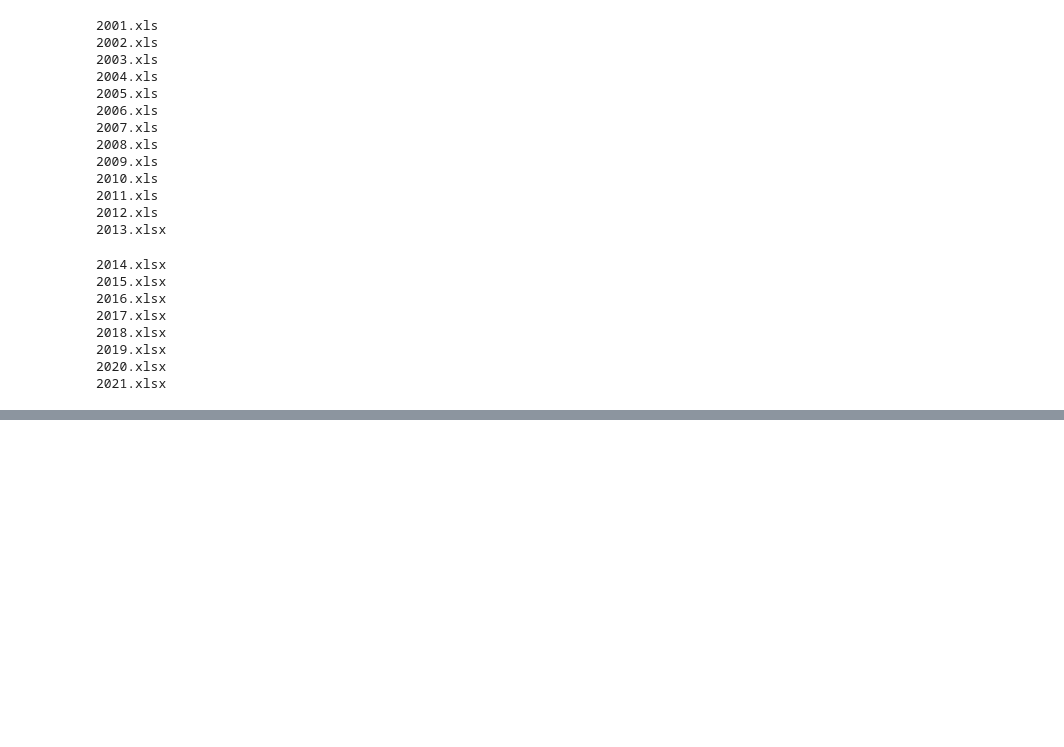
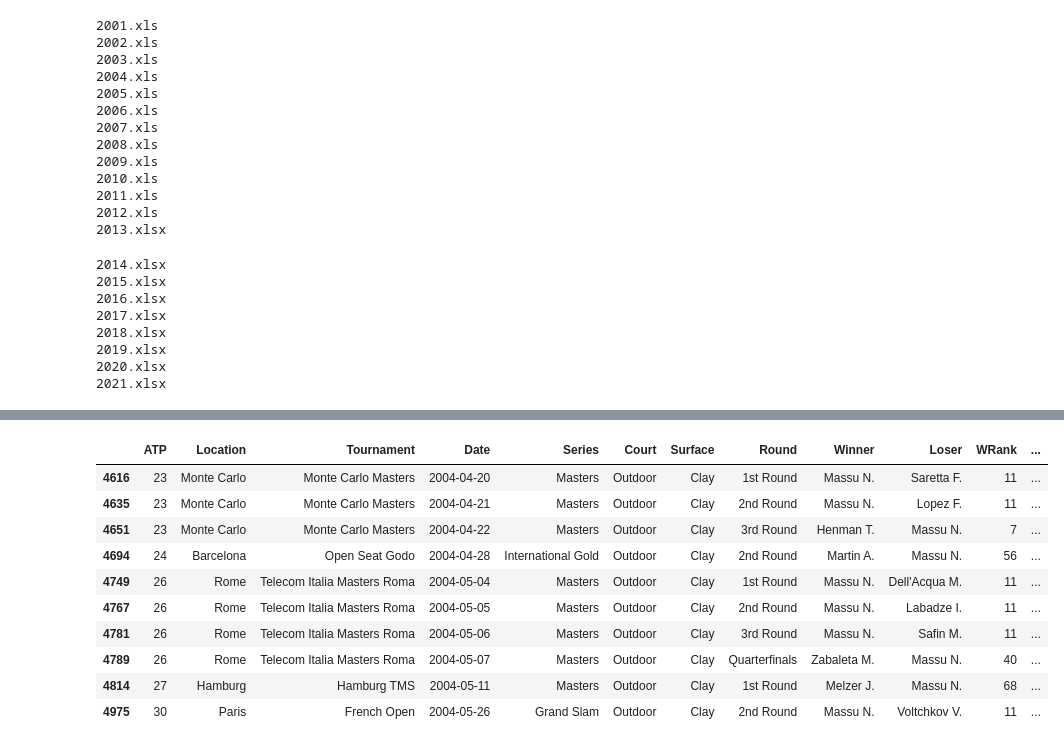
Before and after one commit to rielaben/Tennis_Modeling, a Jupyter notebook: data_aggregating.ipynb, the cells around one changed output, grey strips where cells are left out. Drawn from its saved outputs; the diff is of its cells as text; code cells hidden in the pictures; blank space fills up the shorter version.

```diff
--- a/data_aggregating.ipynb
+++ b/data_aggregating.ipynb
@@ -104,0 +134,2 @@ tennis_df
+# %%
+tennis_df.reset_index(inplace=True, drop=True)
@@ -104,0 +145,4 @@ tennis_df
+# %%
+# convert ranks to ints
+tennis_df['WRank'] = tennis_df['WRank'].astype(int)
+tennis_df['LRank'] = tennis_df['LRank'].astype(int)
@@ -104,0 +200,5 @@ tennis_df
+# %%
+# convert European odds into probabilities
+
+tennis_df['B365W_prob'] = (1/tennis_df['B365W']).round(3)
+tennis_df['B365L_prob'] = (1/tennis_df['B365L']).round(3)
@@ -104,0 +220,77 @@ tennis_df
+# %%
+tennis_df_historical = tennis_df.copy()
+# %%
+# set up return DF with our new formatted data
+final_columns = ['ATP', 'Location', 'Tournament', 'Date',
+                 'Series', 'Court', 'Surface', 'Round',
+                'HR_name', 'HR_rank', 'HR_prob',
+                 'LR_name', 'LR_rank', 'LR_prob']
+final_df = pd.DataFrame(columns = final_columns)
+
+
+# iterate through rows of df, for each row we need to do manipulation
+for index, row in tennis_df[5000:5005].iterrows():
+
+#     create dictionary to return the new row
+    returned_row = {}
+    returned_row['ATP'] = row['ATP']
+    returned_row['Location'] = row['Location']
+    returned_row['Tournament'] = row['Tournament']
+    returned_row['Date'] = row['Date']
+    returned_row['Year'] = row['Year']
+    returned_row['Series'] = row['Series']
+    returned_row['Court'] = row['Court']
+    returned_row['Surface'] = row['Surface']
+    returned_row['Round'] = row['Round']
+
+
+#     display original df row
+    display(row.to_frame().T)
+
+#     get date of the match
+    date_of_match = row['Date']
+
+#     set up information about the winner and loser
+    winner = {}
+    winner['name'] = row['Winner']
+    winner['rank'] = row['WRank']
+    winner['prob'] = row['B365W_prob']
+
+    loser = {}
+    loser['name'] = row['Loser']
+    loser['rank'] = row['LRank']
+    loser['prob'] = row['B365L_prob']
+
+#     figure out the higher and lower rank
+    higher_rank = {}
+    lower_rank = {}
+    if winner['rank'] < loser['rank']:
+        higher_rank = winner
+        lower_rank = loser
+    else:
+        higher_rank = loser
+        lower_rank = winner
+
+#     add name and rank info to returned df
+    returned_row['HR_name'] = higher_rank['name']
+    returned_row['HR_rank'] = higher_rank['rank']
+    returned_row['HR_prob'] = higher_rank['prob']
+    returned_row['LR_name'] = lower_rank['name']
+    returned_row['LR_rank'] = lower_rank['rank']
+    returned_row['LR_prob'] = lower_rank['prob']
+
+
+# isolate the data before the match played where the higher rank player played (wins and losses)
+    higher_rank_name = higher_rank['name']
+    print(higher_rank_name)
+    print(date_of_match)
+    higher_rank_history = tennis_df_historical.loc[(tennis_df_historical['Winner'] == higher_rank_name) | (tennis_df_historical['Loser'] == higher_rank_name)]
+    higher_rank_history = higher_rank_history[higher_rank_history['Date'] < date_of_match]
+
+#     isolate last 10 games for player
+    higher_rank_last_10 = higher_rank_history[-10:]
+
+    display(higher_rank_last_10)
+
+    final_df = final_df.append(returned_row, ignore_index = True)
+# %% [output]
@@ -104,0 +301,11 @@ tennis_df
+|  | ATP | Location | Tournament | Date | Series | Court | Surface | Round | Winner | Loser | WRank | ... |
+| 4616 | 23 | Monte Carlo | Monte Carlo Masters | 2004-04-20 | Masters | Outdoor | Clay | 1st Round | Massu N. | Saretta F. | 11 | ... |
+| 4635 | 23 | Monte Carlo | Monte Carlo Masters | 2004-04-21 | Masters | Outdoor | Clay | 2nd Round | Massu N. | Lopez F. | 11 | ... |
+| 4651 | 23 | Monte Carlo | Monte Carlo Masters | 2004-04-22 | Masters | Outdoor | Clay | 3rd Round | Henman T. | Massu N. | 7 | ... |
+| 4694 | 24 | Barcelona | Open Seat Godo | 2004-04-28 | International Gold | Outdoor | Clay | 2nd Round | Martin A. | Massu N. | 56 | ... |
+| 4749 | 26 | Rome | Telecom Italia Masters Roma | 2004-05-04 | Masters | Outdoor | Clay | 1st Round | Massu N. | Dell'Acqua M. | 11 | ... |
+| 4767 | 26 | Rome | Telecom Italia Masters Roma | 2004-05-05 | Masters | Outdoor | Clay | 2nd Round | Massu N. | Labadze I. | 11 | ... |
+| 4781 | 26 | Rome | Telecom Italia Masters Roma | 2004-05-06 | Masters | Outdoor | Clay | 3rd Round | Massu N. | Safin M. | 11 | ... |
+| 4789 | 26 | Rome | Telecom Italia Masters Roma | 2004-05-07 | Masters | Outdoor | Clay | Quarterfinals | Zabaleta M. | Massu N. | 40 | ... |
+| 4814 | 27 | Hamburg | Hamburg TMS | 2004-05-11 | Masters | Outdoor | Clay | 1st Round | Melzer J. | Massu N. | 68 | ... |
+| 4975 | 30 | Paris | French Open | 2004-05-26 | Grand Slam | Outdoor | Clay | 2nd Round | Massu N. | Voltchkov V. | 11 | ... |
```
Also changed, not shown: parts of 30 cells of this notebook, 2 other files.
